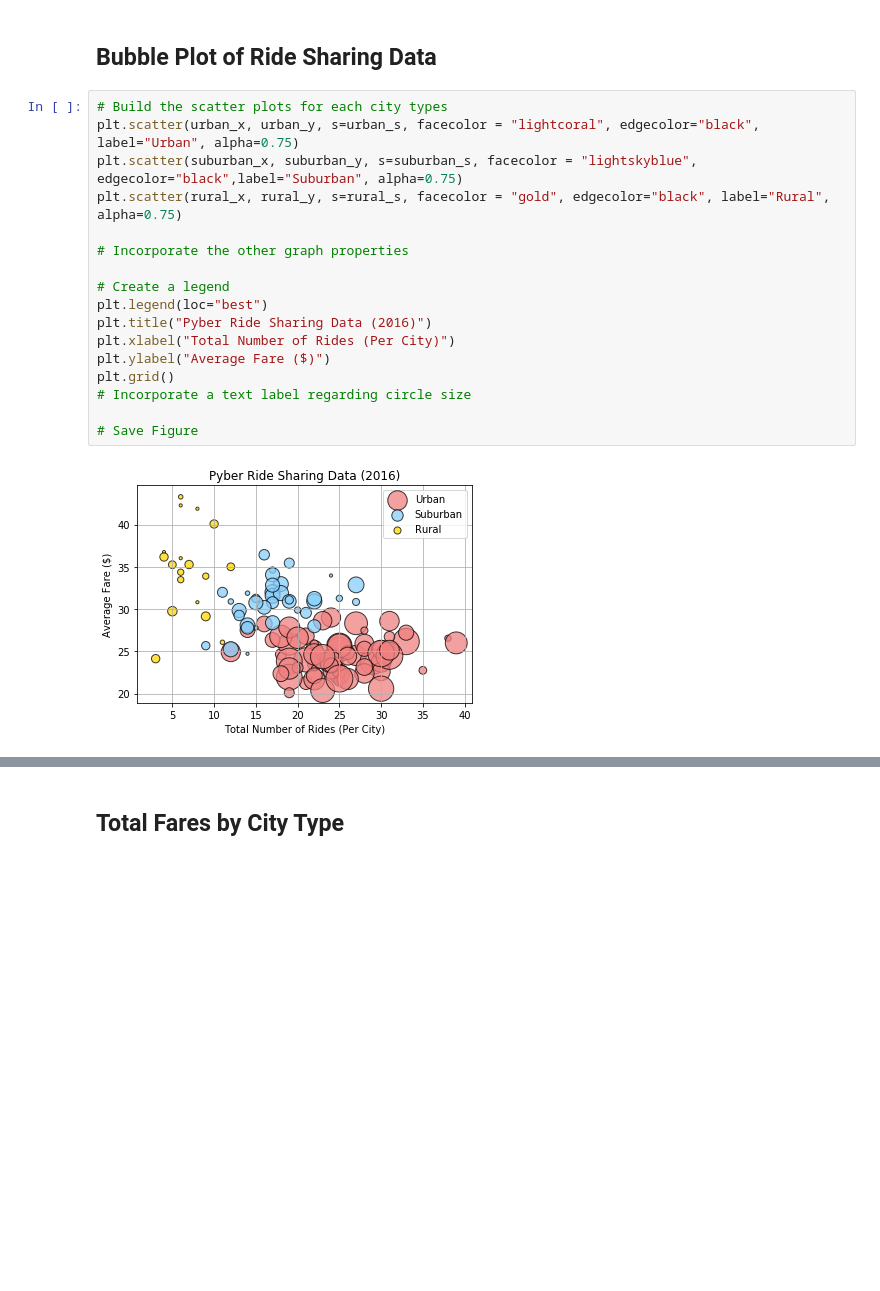
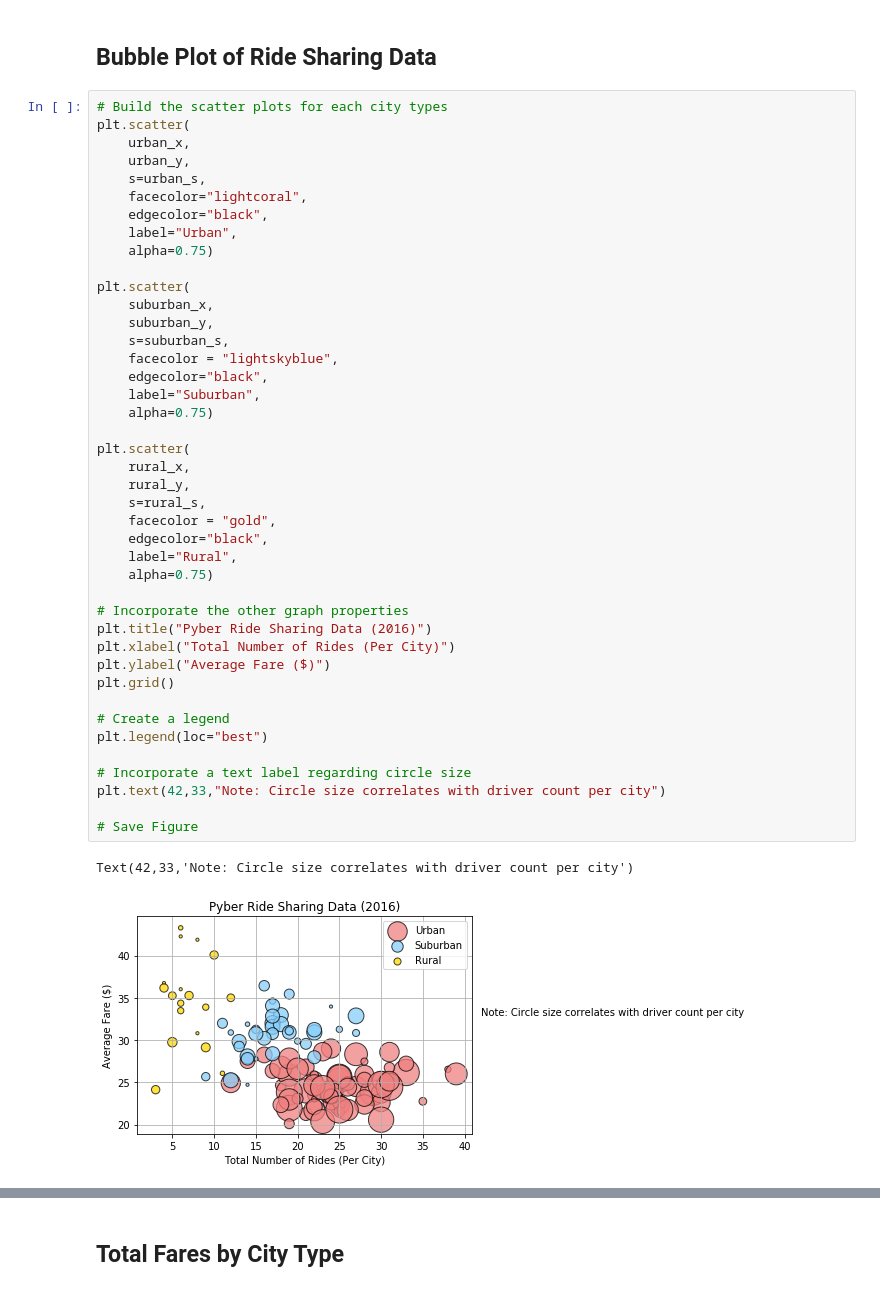
Before and after one commit to hlinn1/pyber, a Jupyter notebook: pyber_starter.ipynb, the cells around one changed output, grey strips where cells are left out. Saved outputs shown, nothing was run; the diff lists cells and outputs as text; blank space fills up the shorter version.

```diff
--- a/pyber_starter.ipynb
+++ b/pyber_starter.ipynb
@@ -44,20 +44,46 @@ rural_s = (rural_data.groupby("city").mean()["driver_count"])*10
 ## Bubble Plot of Ride Sharing Data
 # %%
 # Build the scatter plots for each city types
-plt.scatter(urban_x, urban_y, s=urban_s, facecolor = "lightcoral", edgecolor="black", label="Urban", alpha=0.75)
-plt.scatter(suburban_x, suburban_y, s=suburban_s, facecolor = "lightskyblue", edgecolor="black",label="Suburban", alpha=0.75)
-plt.scatter(rural_x, rural_y, s=rural_s, facecolor = "gold", edgecolor="black", label="Rural", alpha=0.75)
+plt.scatter(
+    urban_x,
+    urban_y,
+    s=urban_s,
+    facecolor="lightcoral",
+    edgecolor="black",
+    label="Urban",
+    alpha=0.75)
+
+plt.scatter(
+    suburban_x,
+    suburban_y,
+    s=suburban_s,
+    facecolor = "lightskyblue",
+    edgecolor="black",
+    label="Suburban",
+    alpha=0.75)
+
+plt.scatter(
+    rural_x,
+    rural_y,
+    s=rural_s,
+    facecolor = "gold",
+    edgecolor="black",
+    label="Rural",
+    alpha=0.75)
 
 # Incorporate the other graph properties
-
-# Create a legend
-plt.legend(loc="best")
 plt.title("Pyber Ride Sharing Data (2016)")
 plt.xlabel("Total Number of Rides (Per City)")
 plt.ylabel("Average Fare ($)")
 plt.grid()
+
+# Create a legend
+plt.legend(loc="best")
+
 # Incorporate a text label regarding circle size
+plt.text(42,33,"Note: Circle size correlates with driver count per city")
 
 # Save Figure
 # %% [output]
+Text(42,33,'Note: Circle size correlates with driver count per city')
-[figure, old version]
+[figure, new version]
```
Also changed, not shown: parts of 6 cells of this notebook.
